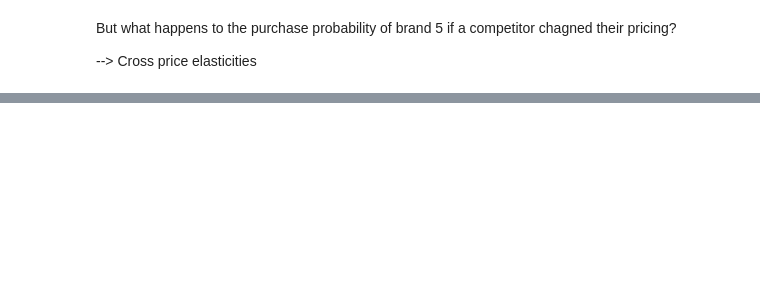
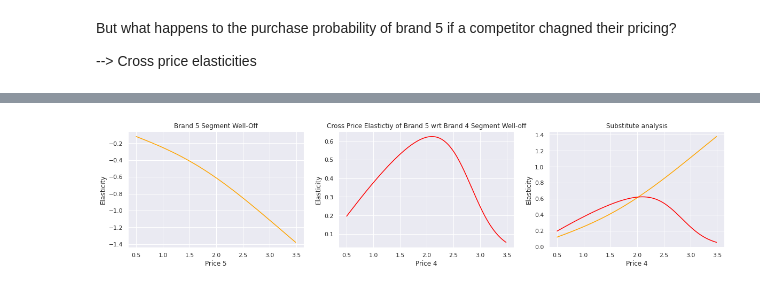
Before and after one commit to AngeloBarisano/customer_analysis_course, a Jupyter notebook: notebooks/Customer_analytics_predictive_analysis.ipynb, the cells around one changed output, grey strips where cells are left out. Cells and saved outputs as stored; diff of their text form; code cells hidden in the pictures; blank space fills up the shorter version.

```diff
--- a/notebooks/Customer_analytics_predictive_analysis.ipynb
+++ b/notebooks/Customer_analytics_predictive_analysis.ipynb
@@ -938,0 +1073,3 @@ But what happens to the purchase probability of brand 5 if a competitor chagned
+# %%
+# now calcualte the purchase elasticity
+beta5_s3 = bc_coef.iloc[-1, -1]
@@ -938,0 +1080,20 @@ But what happens to the purchase probability of brand 5 if a competitor chagned
+# %%
+# brand 5 is the most expensive
+df_own_brand_5_s3 = pd.DataFrame(index = np.arange(price_range.size))
+
+df_own_brand_5_s3['Price_1'] = brand_choice_s3['Price_1'].mean()
+df_own_brand_5_s3['Price_2'] = brand_choice_s3['Price_2'].mean()
+df_own_brand_5_s3['Price_3'] = brand_choice_s3['Price_3'].mean()
+df_own_brand_5_s3['Price_4'] = brand_choice_s3['Price_4'].mean()
+
+# now for our brand we use the price range --> so for different price points what happens?
+df_own_brand_5_s3['Price_5'] = price_range
+# %%
+# transform the data using the trained model
+predict_own_brand_5_s3 = model_brand_choice_s3.predict_proba(df_own_brand_5_s3)
+pr_own_brand_5_s3 = predict_own_brand_5_s3[:][: , 4]
+
+# you can still use the beta5 here as the shape of the elasticites and their magnitude in change is not affected
+# but I change it here to be correct
+own_price_elastiticty_brand_5_s3 = beta5_s3 * price_range * (1 - pr_own_brand_5_s3)
+df_price_elasticities['Brand_5_s3'] = own_price_elastiticty_brand_5_s3
@@ -938,0 +1143,24 @@ But what happens to the purchase probability of brand 5 if a competitor chagned
+# %%
+# plot the own and cross elasticites side by side using subplots
+fig, axs = plt.subplots(1 , 3, figsize = (20, 4))
+
+# access the first subplot
+axs[0].plot(price_range, own_price_elastiticty_brand_5_s3, color = 'orange')
+axs[0].set_title('Brand 5 Segment Well-Off')
+axs[0].set_xlabel('Price 5')
+
+# access the first subplot
+axs[1].plot(price_range, brand5_cross_brand4_price_elasticity_s3, color = 'red')
+axs[1].set_title('Cross Price Elastictiy of Brand 5 wrt Brand 4 Segment Well-off')
+axs[1].set_xlabel('Price 4')
+
+# look whether substitute
+axs[2].plot(price_range, np.abs(own_price_elastiticty_brand_5_s3), color = 'orange')
+axs[2].plot(price_range, np.abs(brand5_cross_brand4_price_elasticity_s3), color = 'red')
+axs[2].set_title('Substitute analysis')
+axs[2].set_xlabel('Price 4')
+
+for ax in axs.flat:
+    ax.set(ylabel = 'Elasticity')
+# %% [output]
+[figure, added]
```
Also changed, not shown: parts of 62 cells of this notebook, 1 other file.
